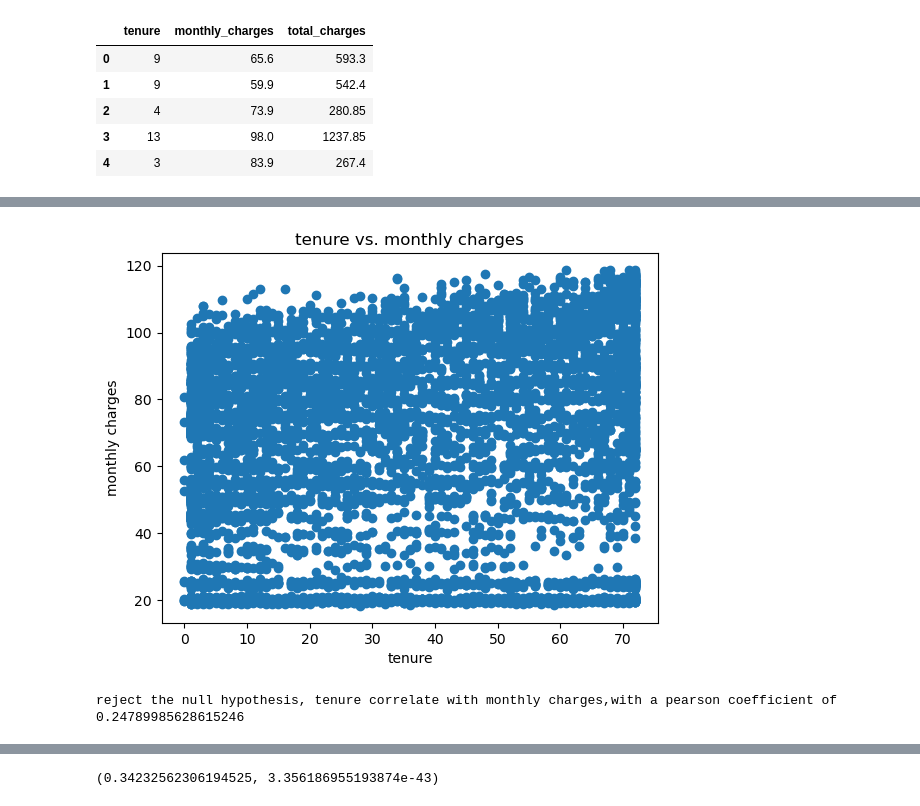
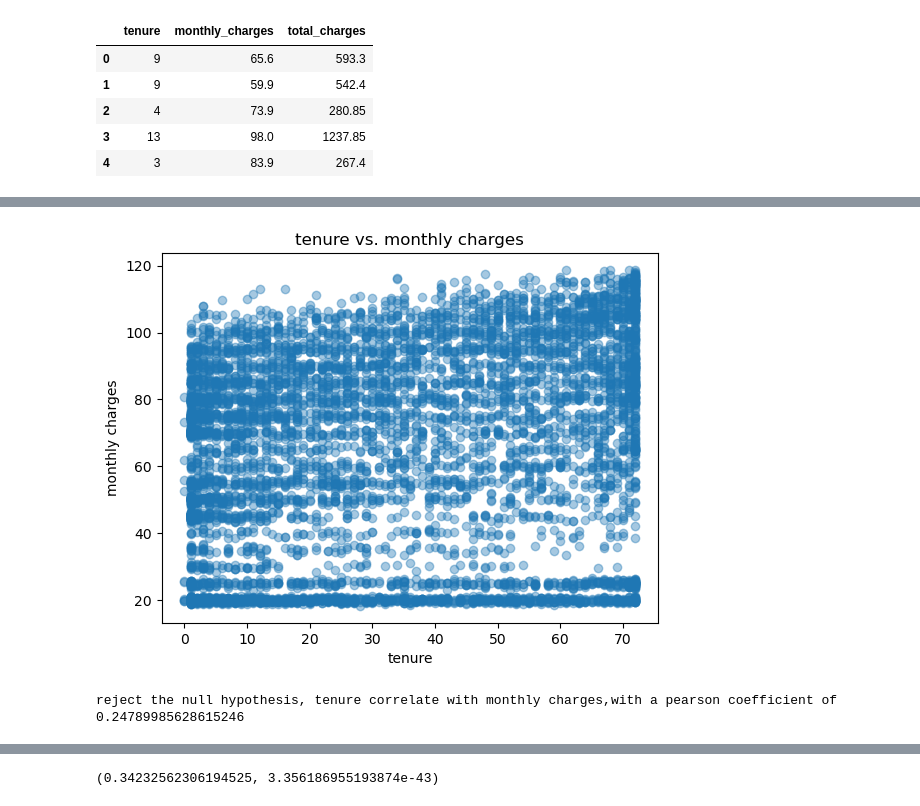
Before and after one commit to kelseyhangyu/statistics-exercises, a Jupyter notebook: hypothesis_testing.ipynb, the cells around one changed output, grey strips where cells are left out. Cells and saved outputs as stored; diff of their text form; code cells hidden in the pictures.

```diff
--- a/hypothesis_testing.ipynb
+++ b/hypothesis_testing.ipynb
@@ -345,7 +337,0 @@ memory usage: 165.2+ KB
-# %%
-
-# Assuming 'query' is your DataFrame
-query['total_charges'] = pd.to_numeric(query['total_charges'], errors='coerce')
-
-# Now, convert the column to float
-query['total_charges'] = query['total_charges'].astype(float)
@@ -365,25 +356,27 @@ memory usage: 165.2 KB
 # %%
 #Does tenure correlate with monthly charges?
 
 #Ho = not correlate
 #Ha = Yes correlate
 
 r,p=stats.pearsonr(query.tenure,query.monthly_charges)
-plt.scatter(query.tenure,query.monthly_charges)
+
+
+plt.scatter(query.tenure,query.monthly_charges, alpha = 0.4)
 plt.title('tenure vs. monthly charges')
 plt.xlabel('tenure')
 plt.ylabel('monthly charges')
 plt.show()
+
+
+alpha = 0.05
+if p < alpha:
+    print(f'reject the null hypothesis, tenure correlate with monthly charges,with a pearson coefficient of {r}')
+else:
+    print('fail to reject the null hypothesis')
 # %% [output]
-[figure, old version]
+[figure, new version]
+reject the null hypothesis, tenure correlate with monthly charges,with a pearson coefficient of 0.24789985628615246
-# %%
-alpha = 0.05
-if p < alpha:
-    print(f'reject the null hypothesis, tenure correlate with monthly charges,with a pearson coefficient of {r}')
-else:
-    print('fail to reject the null hypothesis')
-# %% [output]
-reject the null hypothesis, tenure correlate with monthly charges,with a pearson coefficient of 0.24789985628615246
 # %%
 #Total charges?
 #Ho = not correlate
```
Also changed, not shown: parts of 57 cells of this notebook.
